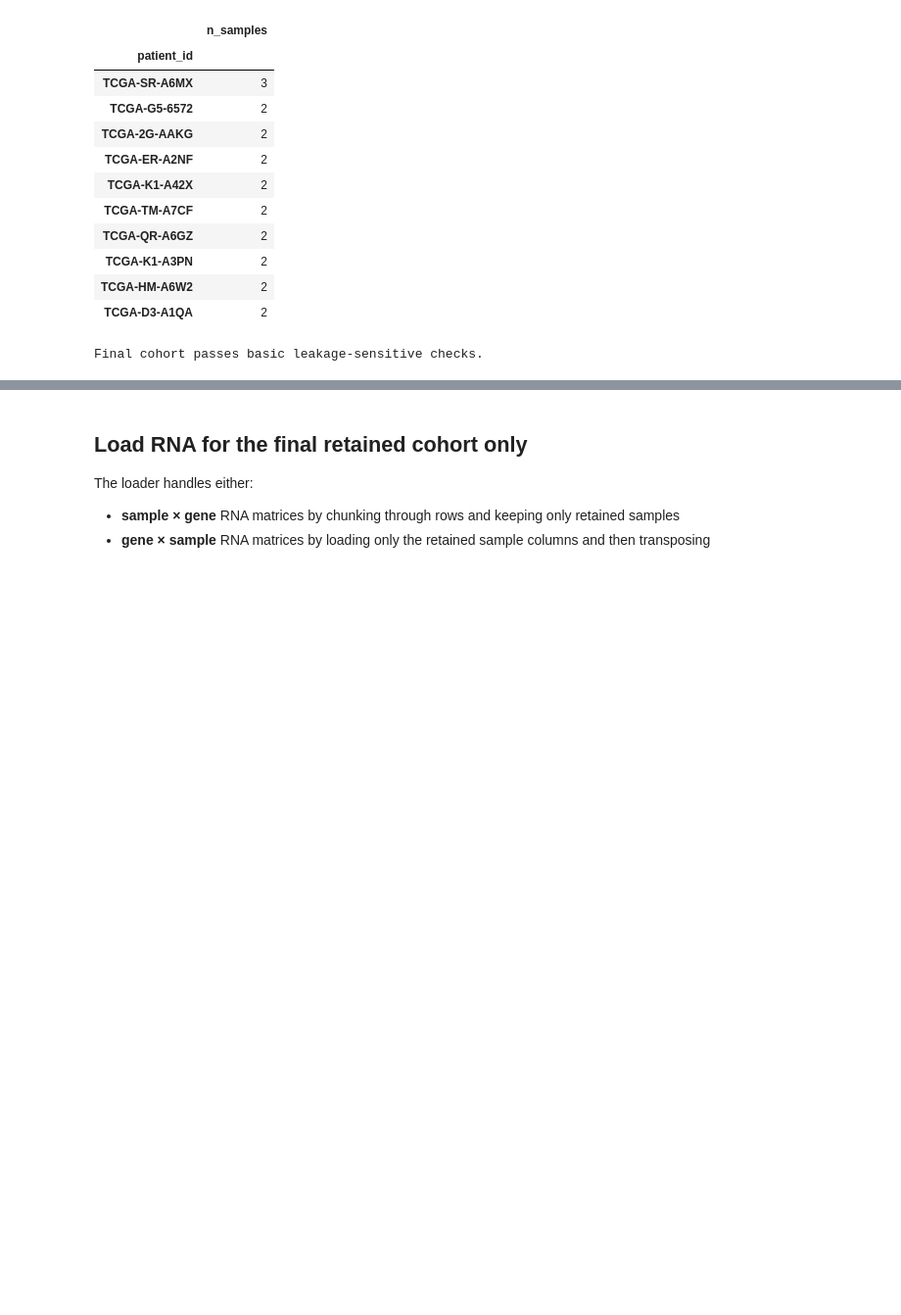
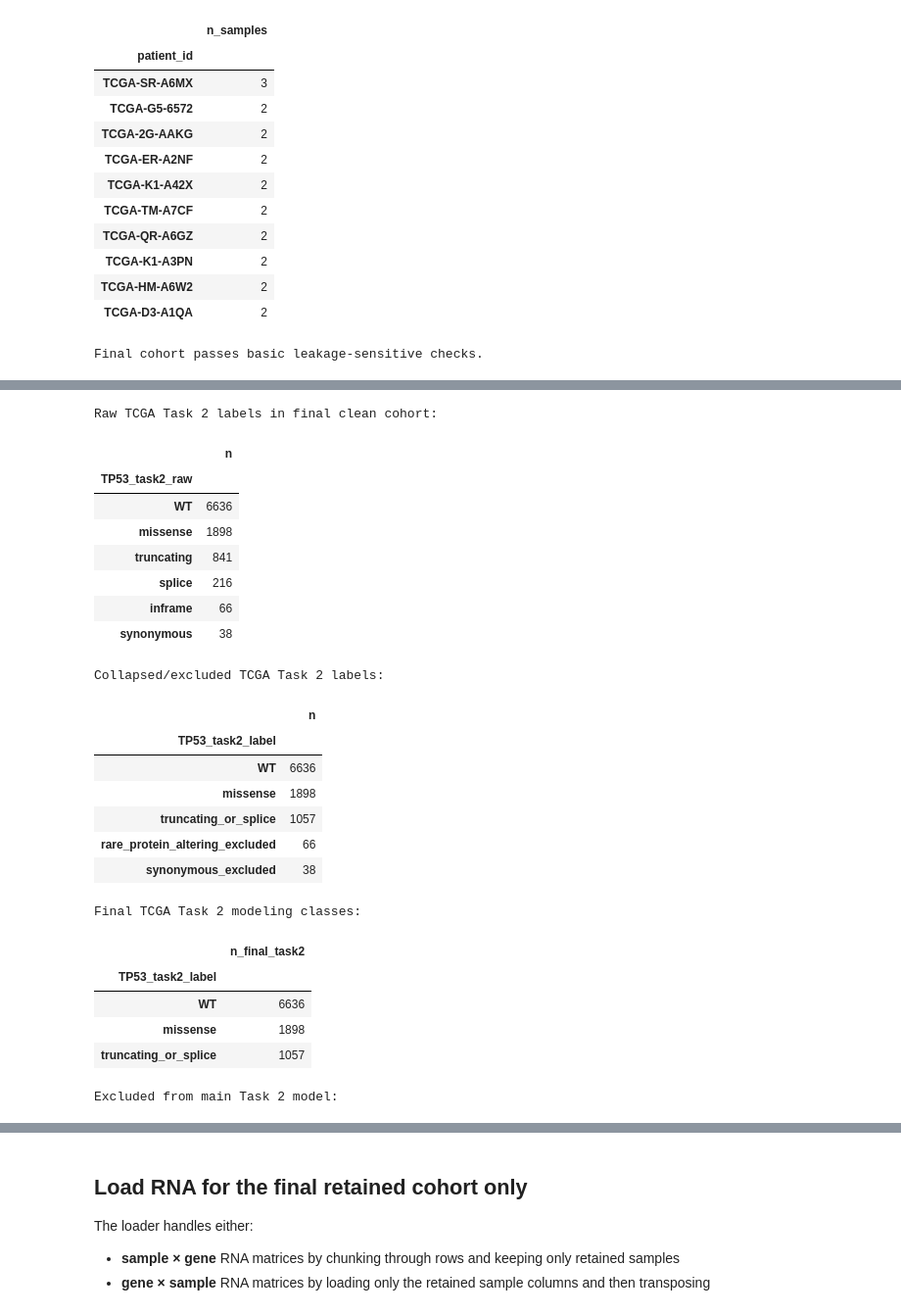
Before and after one commit to MauriceCC04/tp53-rna-prediction, a Jupyter notebook: tcga_modelling.ipynb, the cells around one changed output, grey strips where cells are left out. Shown at 98% size. Cells and saved outputs as stored; diff of their text form; code cells hidden in the pictures; blank space fills up the shorter version.

```diff
--- a/tcga_modelling.ipynb
+++ b/tcga_modelling.ipynb
@@ -819,0 +891,80 @@ Final cohort passes basic leakage-sensitive checks.
+# %%
+def collapse_tcga_task2_label(raw_class):
+    if pd.isna(raw_class):
+        return "WT"
+    if raw_class == "missense":
+        return "missense"
+    if raw_class in {"truncating", "splice"}:
+        return "truncating_or_splice"
+    if raw_class in {"inframe", "protein_altering"}:
+        return "rare_protein_altering_excluded"
+    if raw_class == "synonymous":
+        return "synonymous_excluded"
+    return "ambiguous_excluded"
+
+model_meta["TP53_task2_raw"] = model_meta["tp53_primary_event_class"].fillna("WT")
+model_meta["TP53_task2_label"] = model_meta["tp53_primary_event_class"].map(collapse_tcga_task2_label)
+
+task2_raw_counts = (
+    model_meta["TP53_task2_raw"]
+    .value_counts(dropna=False)
+    .rename_axis("TP53_task2_raw")
+    .to_frame("n")
+)
+
+task2_candidate_counts = (
+    model_meta["TP53_task2_label"]
+    .value_counts(dropna=False)
+    .rename_axis("TP53_task2_label")
+    .to_frame("n")
+)
+
+print("Raw TCGA Task 2 labels in final clean cohort:")
+display(task2_raw_counts)
+print("Collapsed/excluded TCGA Task 2 labels:")
+display(task2_candidate_counts)
+
+tcga_task2_keep_labels = ["WT", "missense", "truncating_or_splice"]
+task2_mask = model_meta["TP53_task2_label"].isin(tcga_task2_keep_labels)
+model_meta_task2 = model_meta.loc[task2_mask].copy()
+
+print("Final TCGA Task 2 modeling classes:")
+display(
+    model_meta_task2["TP53_task2_label"]
+    .value_counts()
+    .reindex(tcga_task2_keep_labels)
+    .rename_axis("TP53_task2_label")
+    .to_frame("n_final_task2")
+)
+
+print("Excluded from main Task 2 model:")
+display(
+    task2_candidate_counts.loc[
+        ~task2_candidate_counts.index.isin(tcga_task2_keep_labels)
+    ]
+)
+# %% [output]
+Raw TCGA Task 2 labels in final clean cohort:
+|  | n |
+| TP53_task2_raw |  |
+| WT | 6636 |
+| missense | 1898 |
+| truncating | 841 |
+| splice | 216 |
+| inframe | 66 |
+| synonymous | 38 |
+Collapsed/excluded TCGA Task 2 labels:
+|  | n |
+| TP53_task2_label |  |
+| WT | 6636 |
+| missense | 1898 |
+| truncating_or_splice | 1057 |
+| rare_protein_altering_excluded | 66 |
+| synonymous_excluded | 38 |
+Final TCGA Task 2 modeling classes:
+|  | n_final_task2 |
+| TP53_task2_label |  |
+| WT | 6636 |
+| missense | 1898 |
+| truncating_or_splice | 1057 |
+Excluded from main Task 2 model:
```
Also changed, not shown: parts of 11 cells of this notebook, 4 other files.
